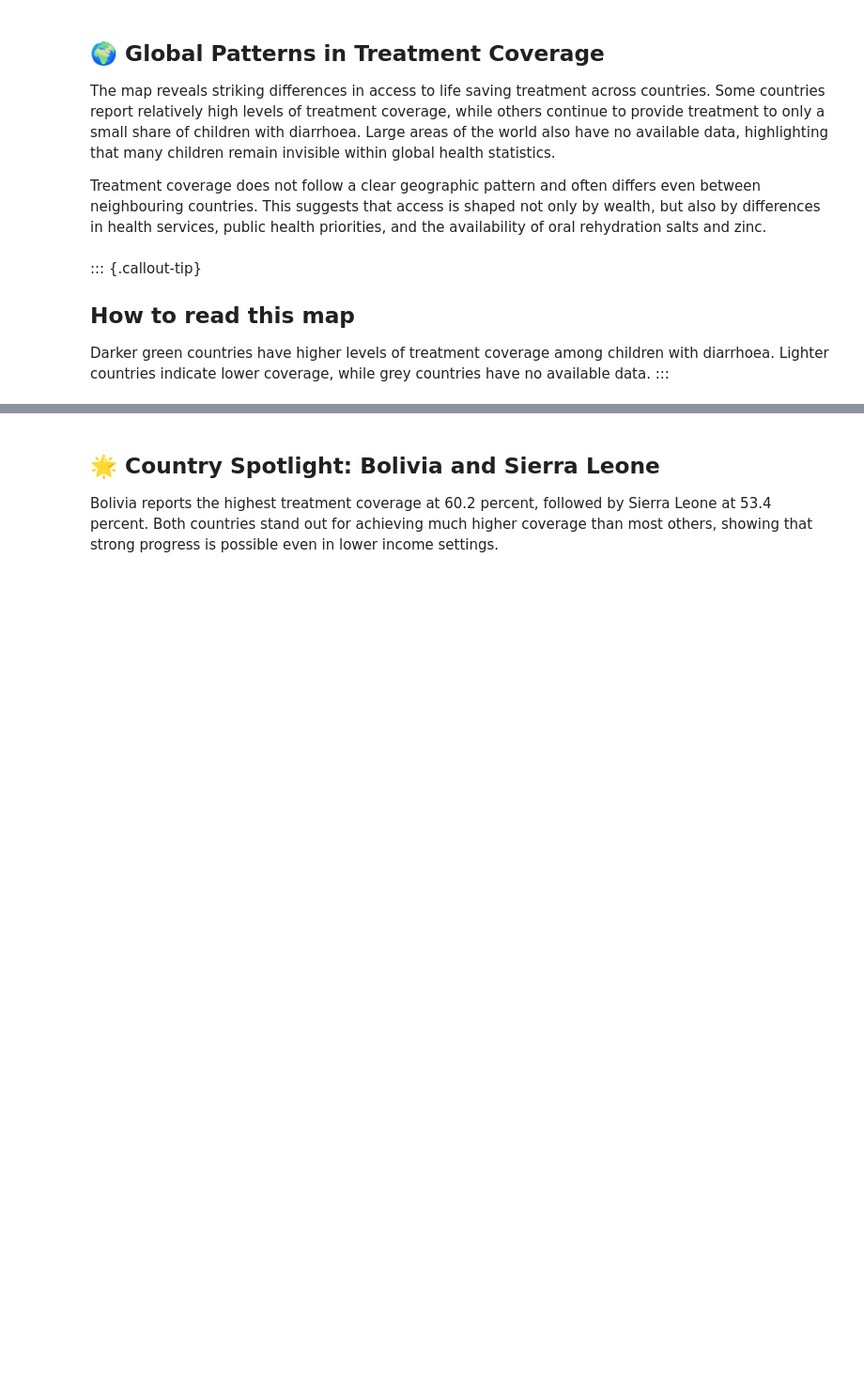
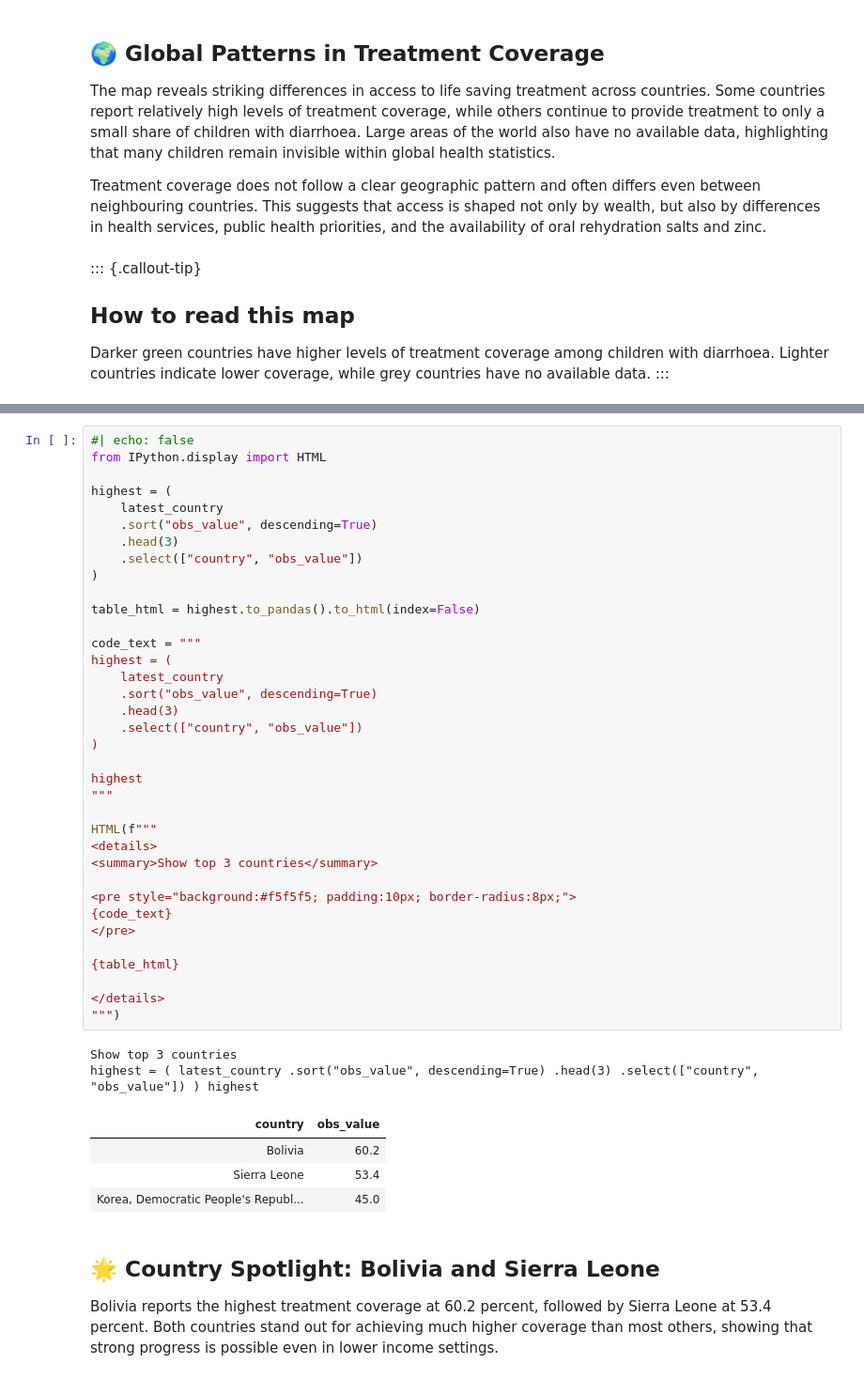
Before and after one commit to laniquahendricks2/laniquahendricks2.github.io, a Jupyter notebook: UNICEF_Assignment.ipynb, the cells around one changed output, grey strips where cells are left out. Shown at 94% size. Cells and saved outputs as stored; diff of their text form; blank space fills up the shorter version.

```diff
--- a/UNICEF_Assignment.ipynb
+++ b/UNICEF_Assignment.ipynb
@@ -477,6 +255,49 @@ plt.tight_layout()
 plt.show()
 # %% [output]
 [figure]
+# %%
+#| echo: false
+from IPython.display import HTML
+
+highest = (
+    latest_country
+    .sort("obs_value", descending=True)
+    .head(3)
+    .select(["country", "obs_value"])
+)
+
+table_html = highest.to_pandas().to_html(index=False)
+
+code_text = """
+highest = (
+    latest_country
+    .sort("obs_value", descending=True)
+    .head(3)
+    .select(["country", "obs_value"])
+)
+
+highest
+"""
+
+HTML(f"""
+<details>
+<summary>Show top 3 countries</summary>
+
+<pre style="background:#f5f5f5; padding:10px; border-radius:8px;">
+{code_text}
+</pre>
+
+{table_html}
+
+</details>
+""")
+# %% [output]
+Show top 3 countries
+highest = ( latest_country .sort("obs_value", descending=True) .head(3) .select(["country", "obs_value"]) ) highest
+| country | obs_value |
+| Bolivia | 60.2 |
+| Sierra Leone | 53.4 |
+| Korea, Democratic People's Republ... | 45.0 |
 # %% [markdown]
 ## 🌟 Country Spotlight: Bolivia and Sierra Leone
 
```
Also changed, not shown: parts of 34 cells of this notebook.
